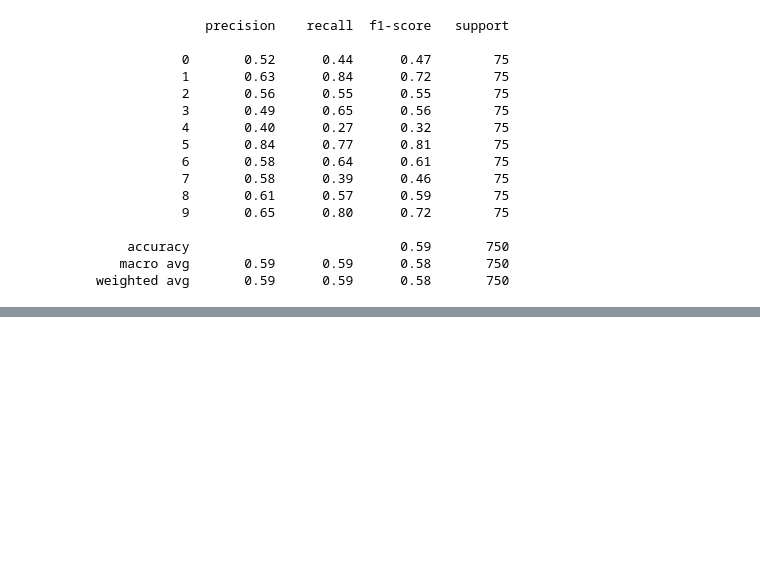
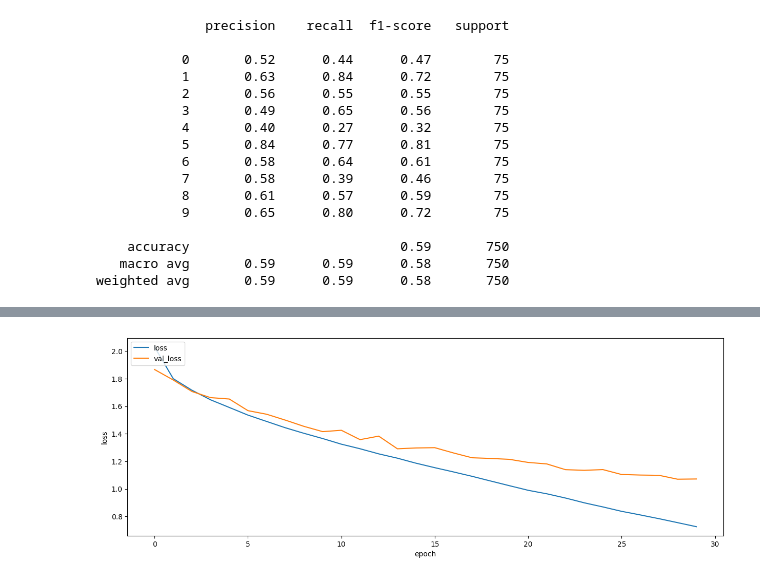
Before and after one commit to michalszc/MusicGenrePrediction, a Jupyter notebook: bi-gru-model.ipynb, the cells around one changed output, grey strips where cells are left out. Drawn from its saved outputs; the diff is of its cells as text; code cells hidden in the pictures; blank space fills up the shorter version.

```diff
--- a/bi-gru-model.ipynb
+++ b/bi-gru-model.ipynb
@@ -310,0 +421,4 @@ weighted avg       0.59      0.59      0.58       750
+# %%
+plot_history(history, metric='loss')
+# %% [output]
+[figure, added]
```
Also changed, not shown: parts of 20 cells of this notebook.
